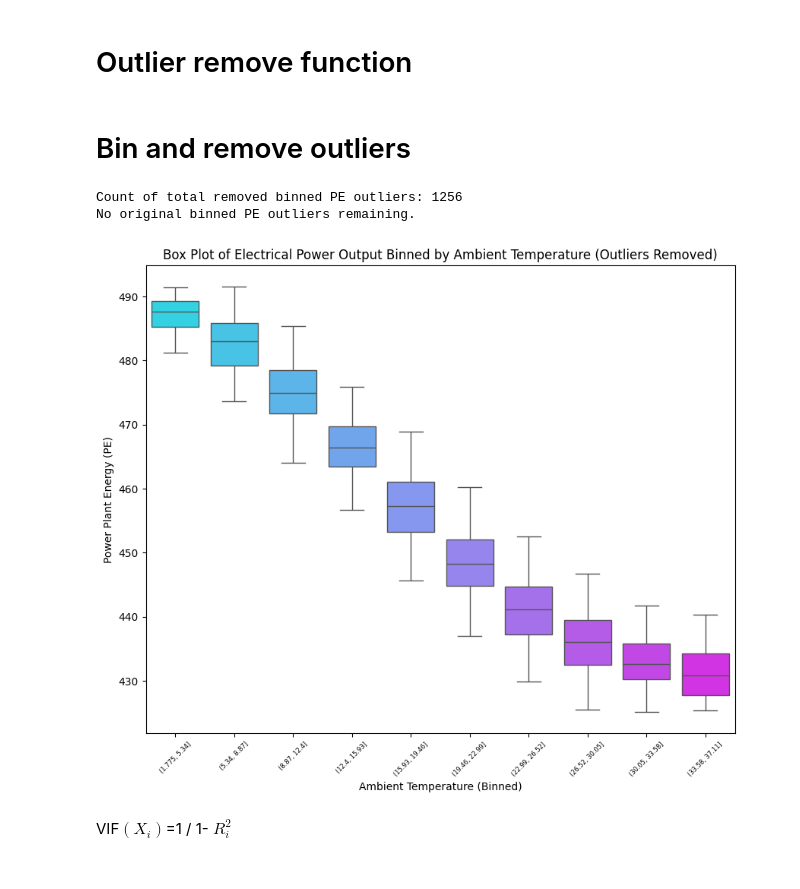
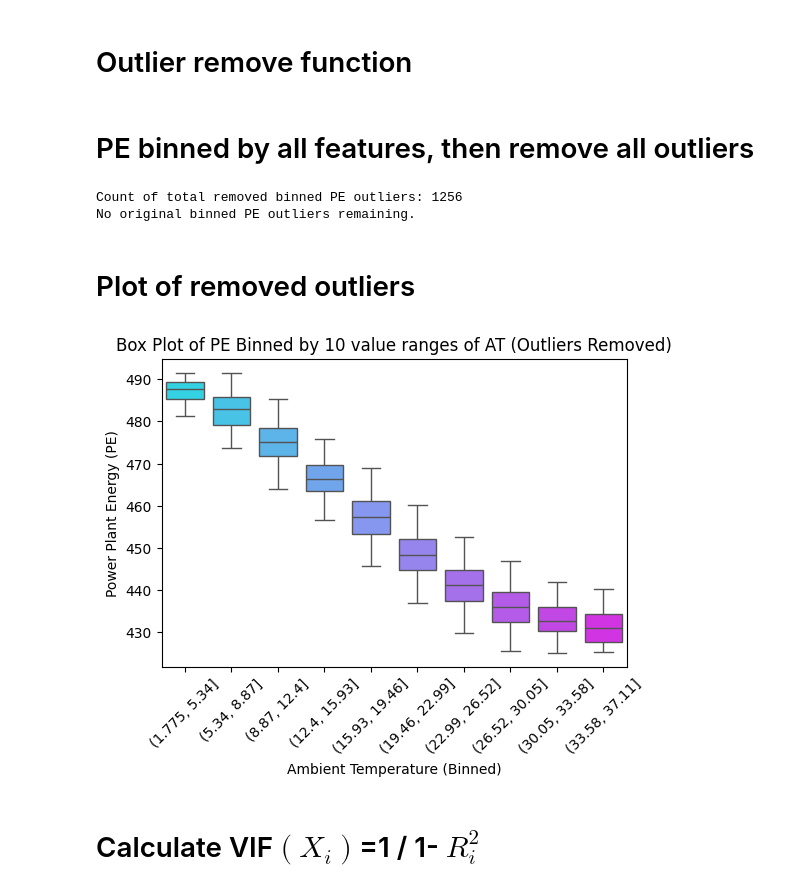
Before and after one commit to isralennon/MSAAI500, a Jupyter notebook: CCPP_condensed.ipynb, the cells around one changed output. Drawn from its saved outputs; the diff is of its cells as text; code cells hidden in the pictures.

```diff
--- a/CCPP_condensed.ipynb
+++ b/CCPP_condensed.ipynb
@@ -139,5 +138,5 @@ def remove_outliers(df, feature, target):
 
     return df_filtered, outlier_indices
 # %% [markdown]
-# Bin and remove outliers
+# PE binned by all features, then remove all outliers
 # %%
@@ -175,25 +172,26 @@ else:
 # %% [output]
 Count of total removed binned PE outliers: 1256
 No original binned PE outliers remaining.
+# %% [markdown]
+# Plot of removed outliers
 # %%
 # Create a copy of the df_outliers_removed to avoid altering it
 binned_df = df_outliers_removed.copy()
 binned_df['Ambient_Temperature_bin'] = pd.cut(binned_df['Ambient_Temperature'], bins=10)
 
-plt.figure(figsize=(10, 8))
+plt.figure(figsize=(6, 4))
 
-# Corrected line: Removed brackets around 'Ambient_Temperature_bin'
+# Plot and labels
 sns.boxplot(x='Ambient_Temperature_bin', y='Electrical_Power_Output', data=binned_df, palette='cool',hue='Ambient_Temperature_bin', legend=False)
-
-plt.title('Box Plot of Electrical Power Output Binned by Ambient Temperature (Outliers Removed)')
+plt.title('Box Plot of PE Binned by 10 value ranges of AT (Outliers Removed)')
 plt.xlabel('Ambient Temperature (Binned)')
 plt.ylabel('Power Plant Energy (PE)')
-plt.xticks(rotation=45, size=6)
+plt.xticks(rotation=45, size=10)
 plt.show()
 # %% [output]
-[figure, old version]
+[figure, new version]
 # %% [markdown]
-VIF$(X_i)$=1 / 1- $R_i^{2}$
+# Calculate VIF$(X_i)$=1 / 1- $R_i^{2}$
 # %%
 # Define feature variables (AP, RH, AT, V)
 X = df[['Ambient_Temperature','Vacuum','Atmospheric_Pressure','Relative_Humidity']]
```
Also changed, not shown: parts of 35 cells of this notebook, 10 other files.
